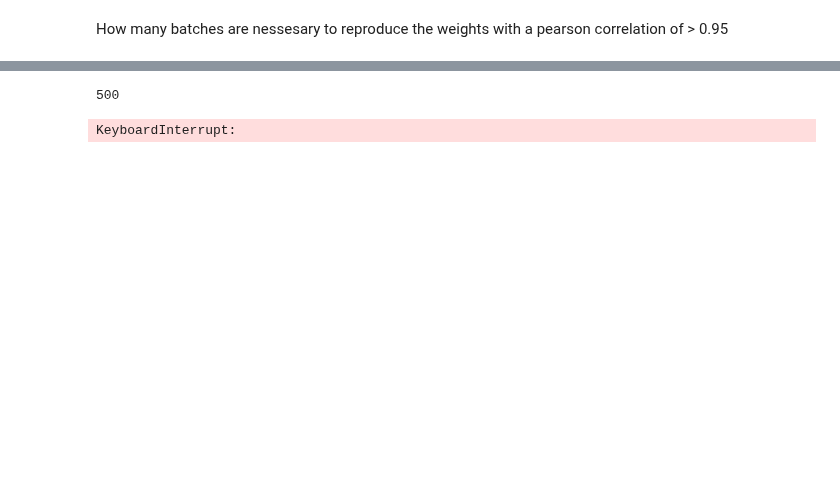
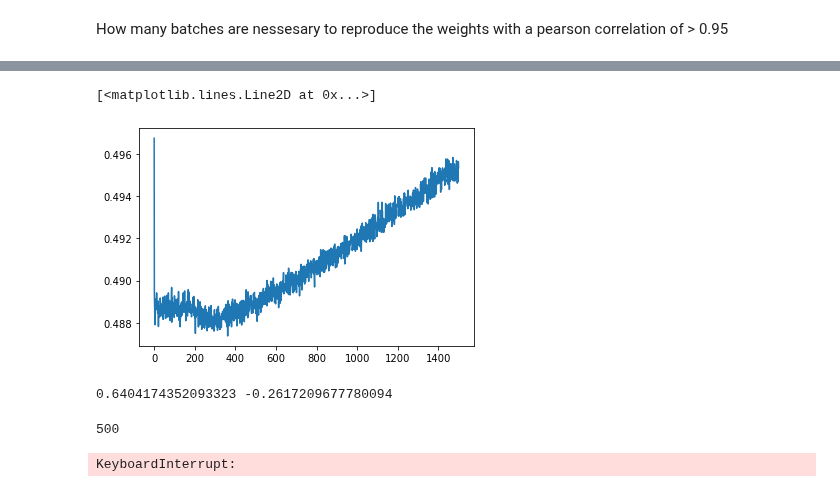
Before and after one commit to casperpeters/intern, a Jupyter notebook: notebooks/Reconstructing RTRBM/Scalability/Researching scalability limited.ipynb, the cells around one changed output, grey strips where cells are left out. Saved outputs shown, nothing was run; the diff lists cells and outputs as text; code cells hidden in the pictures; blank space fills up the shorter version.

```diff
--- a/notebooks/Reconstructing RTRBM/Scalability/Researching scalability limited.ipynb
+++ b/notebooks/Reconstructing RTRBM/Scalability/Researching scalability limited.ipynb
@@ -107,3 +155,33 @@ plt.plot(rtrbm_.errors)
+# %%
+rtrbm_1 = RTRBM_nobias(data, N_H=N_H, device='cpu')
+rtrbm_1.learn(n_epochs=1500, batchsize=10, CDk=10, lr=1e-4, lr_end=1e-6, start_decay=200, mom=0.9, wc=0.0002, sp=3e-6, x=2)
+plt.plot(rtrbm_1.errors)
+# %% [output]
+[<matplotlib.lines.Line2D at 0x...>]
+[figure, added]
+# %%
+W_original = rtrbm.W.detach().clone()
+W_train = rtrbm_.W.detach().clone()
+W_acc_original = rtrbm.U.detach().clone()
+W_acc_train = rtrbm_.U.detach().clone()
+
+corr = np.zeros((N_H, N_H))
+shuffle_idx = np.zeros((N_H))
+for i in range(N_H):
+    for j in range(N_H):
+        corr[i, j] = np.correlate(W_original[i,:], W_train[j,:])
+    shuffle_idx[i] = np.argmax(corr[i,:])
+
+W_train = W_train[shuffle_idx, :]
+W_acc_train = W_acc_train[shuffle_idx, :]
+W_acc_train = W_acc_train[:, shuffle_idx]
+
+_, _, r_W, _, _ = linregress(W_original.ravel(), W_train.ravel())
+_, _, r_U, _, _ = linregress(W_acc_original.ravel(), W_acc_train.ravel())
+
+print(r_W, r_U)
+# %% [output]
+0.6404174352093323 -0.2617209677780094
 # %%
 def init_rtrbm_and_sample(N_V, N_H, T, n_batches):
     # Initialize original RTRBM
```
Also changed, not shown: parts of 8 cells of this notebook, 6 other files.
